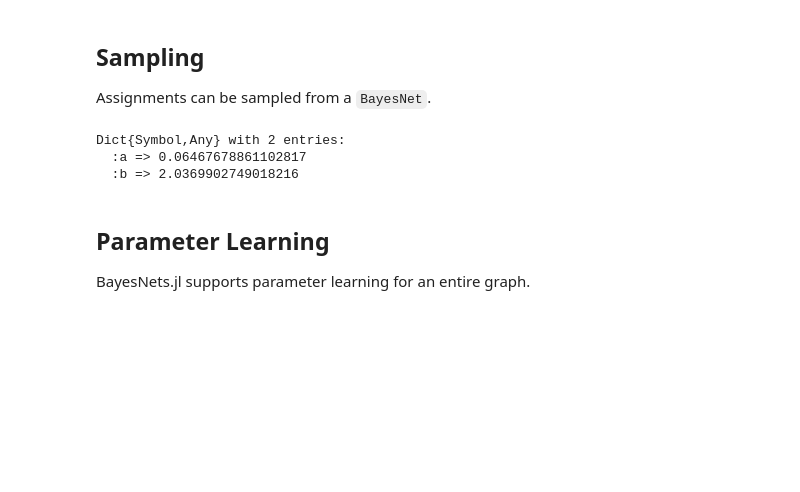
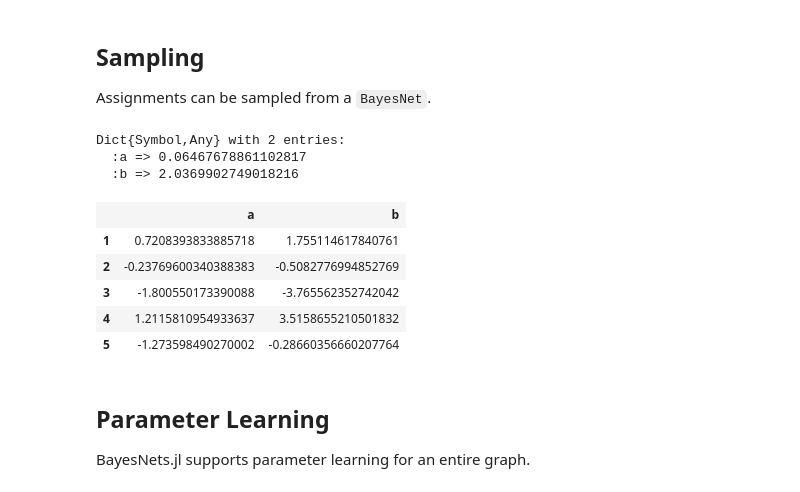
Before and after one commit to sisl/BayesNets.jl, a Jupyter notebook: doc/test_BN.ipynb, the cells around one changed output. Saved outputs shown, nothing was run; the diff lists cells and outputs as text; code cells hidden in the pictures; blank space fills up the shorter version.

```diff
--- a/doc/test_BN.ipynb
+++ b/doc/test_BN.ipynb
@@ -120,6 +105,15 @@ rand(bn)
 Dict{Symbol,Any} with 2 entries:
   :a => 0.06467678861102817
   :b => 2.0369902749018216
+# %%
+rand(bn, 5)
+# %% [output]
+|  | a | b |
+| 1 | 0.7208393833885718 | 1.755114617840761 |
+| 2 | -0.23769600340388383 | -0.5082776994852769 |
+| 3 | -1.800550173390088 | -3.765562352742042 |
+| 4 | 1.2115810954933637 | 3.5158655210501832 |
+| 5 | -1.273598490270002 | -0.28660356660207764 |
 # %% [markdown]
 ## Parameter Learning
 
```
Also changed, not shown: parts of 16 cells of this notebook, 4 other files.
